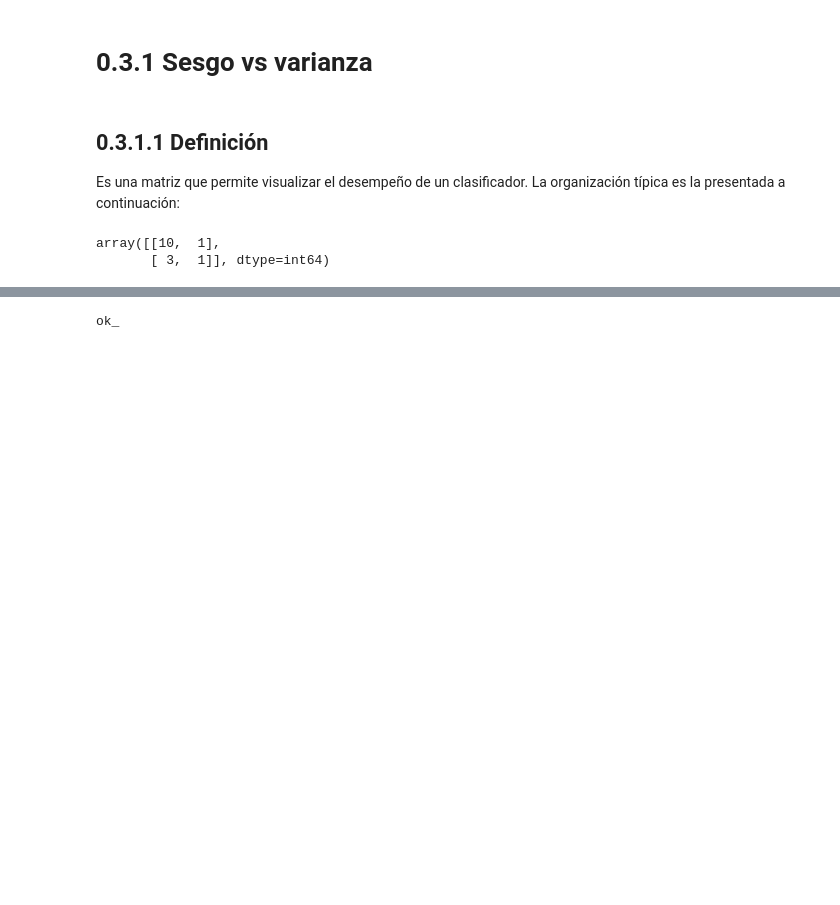
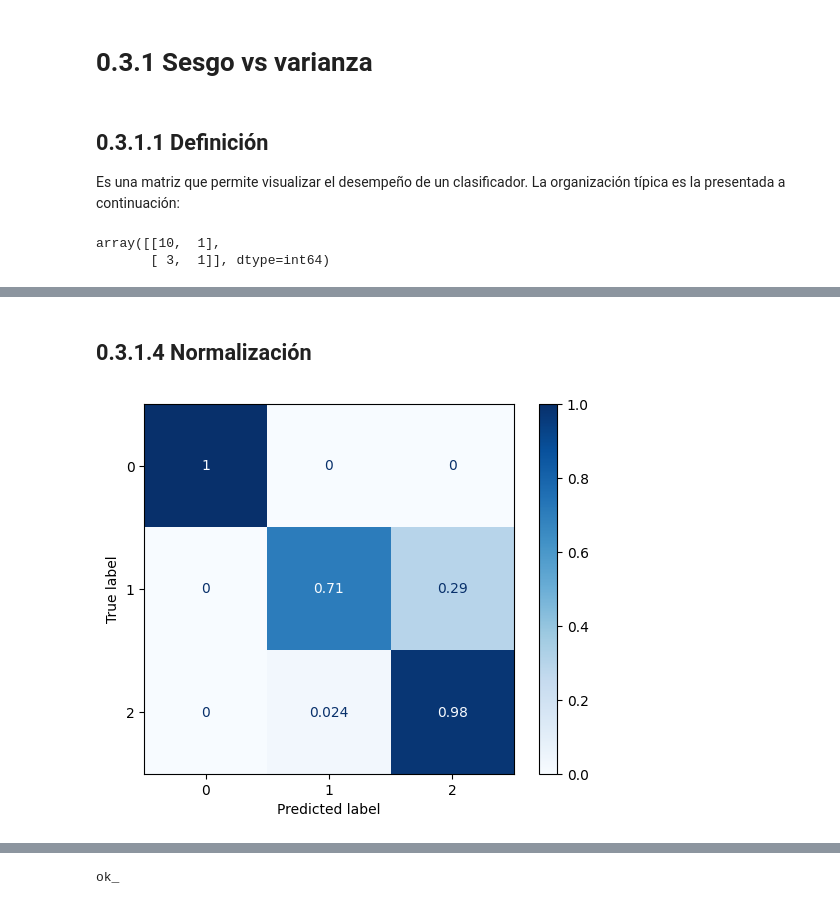
Before and after one commit to oecorrechag/vision-artificial, a Jupyter notebook: notebooks/Analítica Predictiva/03_seccion/Selección y evaluación de modelos en sklearn (Parte 2)/0.3.1 La matriz de confusión.ipynb, the cells around one changed output, grey strips where cells are left out. Saved outputs shown, nothing was run; the diff lists cells and outputs as text; code cells hidden in the pictures; blank space fills up the shorter version.

```diff
--- a/notebooks/Analítica Predictiva/03_seccion/Selección y evaluación de modelos en sklearn (Parte 2)/0.3.1 La matriz de confusión.ipynb
+++ b/notebooks/Analítica Predictiva/03_seccion/Selección y evaluación de modelos en sklearn (Parte 2)/0.3.1 La matriz de confusión.ipynb
@@ -178,0 +174,17 @@ Polimonio ideal para el profesor seria el 12, por parcimonia seria el 10, por di
+# %% [markdown]
+## 0.3.1.4 Normalización
+# %%
+#
+# Normalización sobre las filas (true)
+#
+ConfusionMatrixDisplay(
+    confusion_matrix=confusion_matrix(
+        y_true=y_train,
+        y_pred=y_pred,
+        normalize="true",
+    ),
+    display_labels=clf.classes_,
+).plot(cmap="Blues")
+plt.show()
+# %% [output]
+[figure, added]
```
Also changed, not shown: parts of 17 cells of this notebook.
